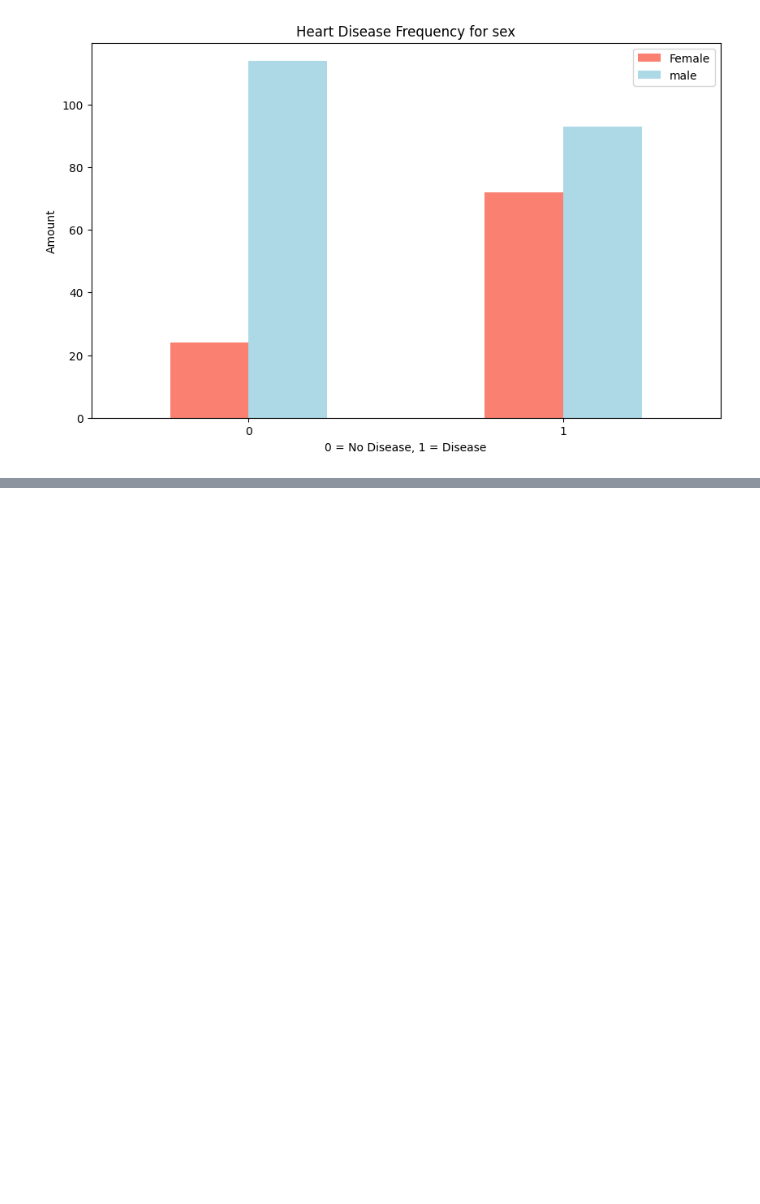
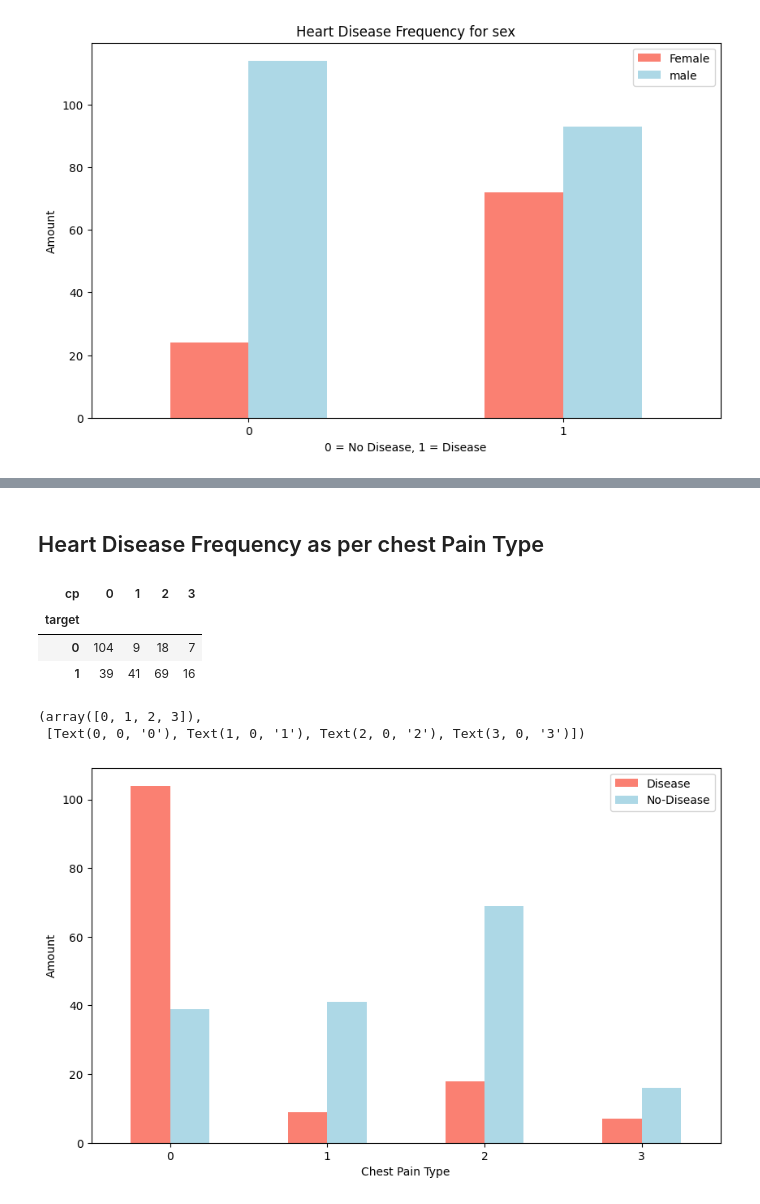
Before and after one commit to Abhi-pacific/Machine-learning-course, a Jupyter notebook: heart disease project/end_to_end_heart_disease.ipynb, the cells around one changed output, grey strips where cells are left out. Cells and saved outputs as stored; diff of their text form; code cells hidden in the pictures; blank space fills up the shorter version.

```diff
--- a/heart disease project/end_to_end_heart_disease.ipynb
+++ b/heart disease project/end_to_end_heart_disease.ipynb
@@ -154,0 +186,20 @@ plt.xticks(rotation=0);
+# %% [markdown]
+## Heart Disease Frequency as per chest Pain Type
+# %%
+pd.crosstab(df.target,df.cp)
+# %% [output]
+| cp | 0 | 1 | 2 | 3 |
+| target |  |  |  |  |
+| 0 | 104 | 9 | 18 | 7 |
+| 1 | 39 | 41 | 69 | 16 |
+# %%
+# making this data more visual
+pd.crosstab(df.cp,df.target).plot(kind="bar",color= ["Salmon","Lightblue"],figsize=(10,6))
+plt.xlabel("Chest Pain Type")
+plt.ylabel("Amount")
+plt.legend(["Disease","No-Disease"])
+plt.xticks(rotation = 0)
+# %% [output]
+(array([0, 1, 2, 3]),
+ [Text(0, 0, '0'), Text(1, 0, '1'), Text(2, 0, '2'), Text(3, 0, '3')])
+[figure, added]
```
Also changed, not shown: parts of 5 cells of this notebook.
